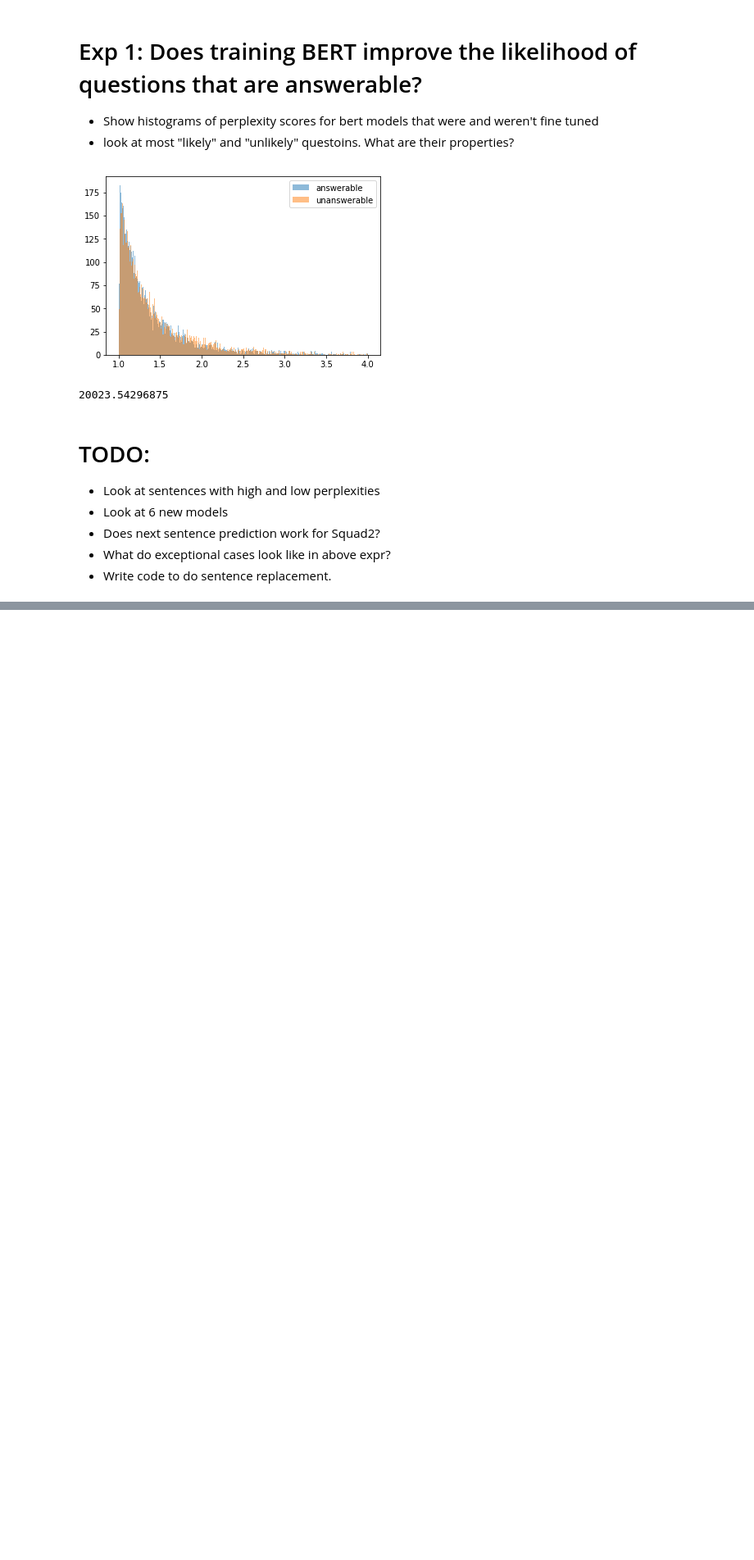
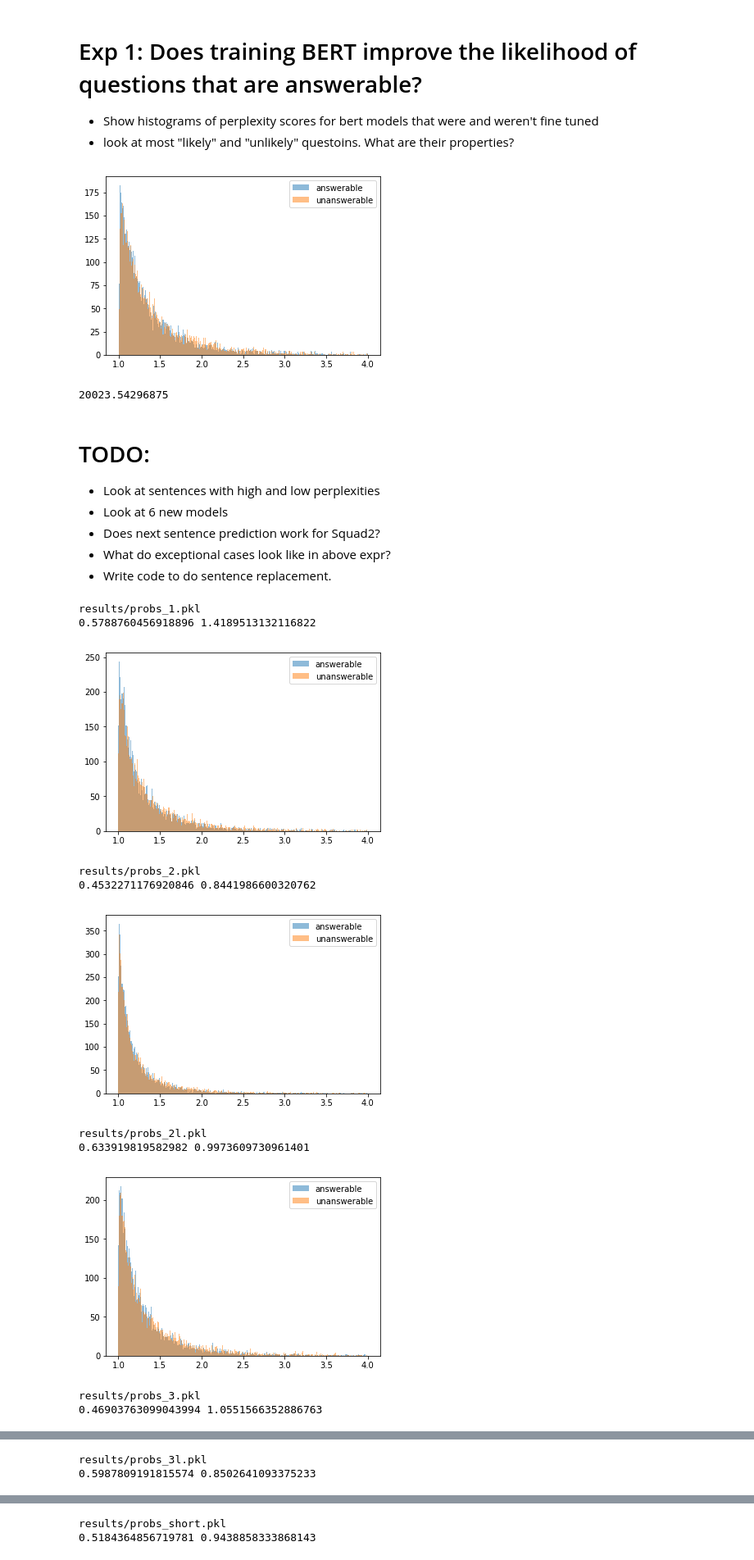
Before and after one commit to daniter-cu/pytorch-pretrained-BERT, a Jupyter notebook: Exp1-TrainedBertLikelihood.ipynb, the cells around one changed output, grey strips where cells are left out. Shown at 82% size. Saved outputs shown, nothing was run; the diff lists cells and outputs as text; code cells hidden in the pictures; blank space fills up the shorter version.

```diff
--- a/Exp1-TrainedBertLikelihood.ipynb
+++ b/Exp1-TrainedBertLikelihood.ipynb
@@ -32,3 +32,32 @@ min(answerable_probs)
 - Does next sentence prediction work for Squad2?
 - What do exceptional cases look like in above expr?
 - Write code to do sentence replacement.
+# %%
+files = ["results/probs_1.pkl", "results/probs_2.pkl", "results/probs_2l.pkl",
+         "results/probs_3.pkl", "results/probs_3l.pkl", "results/probs_short.pkl"]
+for probs_file in files:
+    print (probs_file)
+    with open(probs_file, "rb") as f:
+        data = pickle.load(f)
+
+    answerable_probs, unanswerable_probs = data
+    print(np.std(answerable_probs), np.std(unanswerable_probs))
+
+    #bins = np.linspace(20000, 60000, 300)
+    bins = np.linspace(1, 4, 300)
+    plt.hist(answerable_probs,bins, alpha=0.5, label='answerable')
+    plt.hist(unanswerable_probs,bins, alpha=0.5, label='unanswerable')
+    plt.legend(loc='upper right')
+    plt.show()
+# %% [output]
+results/probs_1.pkl
+0.5788760456918896 1.4189513132116822
+[figure, added]
+results/probs_2.pkl
+0.4532271176920846 0.8441986600320762
+[figure, added]
+results/probs_2l.pkl
+0.633919819582982 0.9973609730961401
+[figure, added]
+results/probs_3.pkl
+0.46903763099043994 1.0551566352886763
@@ -34,0 +65,2 @@ min(answerable_probs)
+results/probs_3l.pkl
+0.5987809191815574 0.8502641093375233
@@ -34,0 +68,2 @@ min(answerable_probs)
+results/probs_short.pkl
+0.5184364856719781 0.9438858333868143
```
Also changed, not shown: parts of 1 cell of this notebook, 4 other files.
